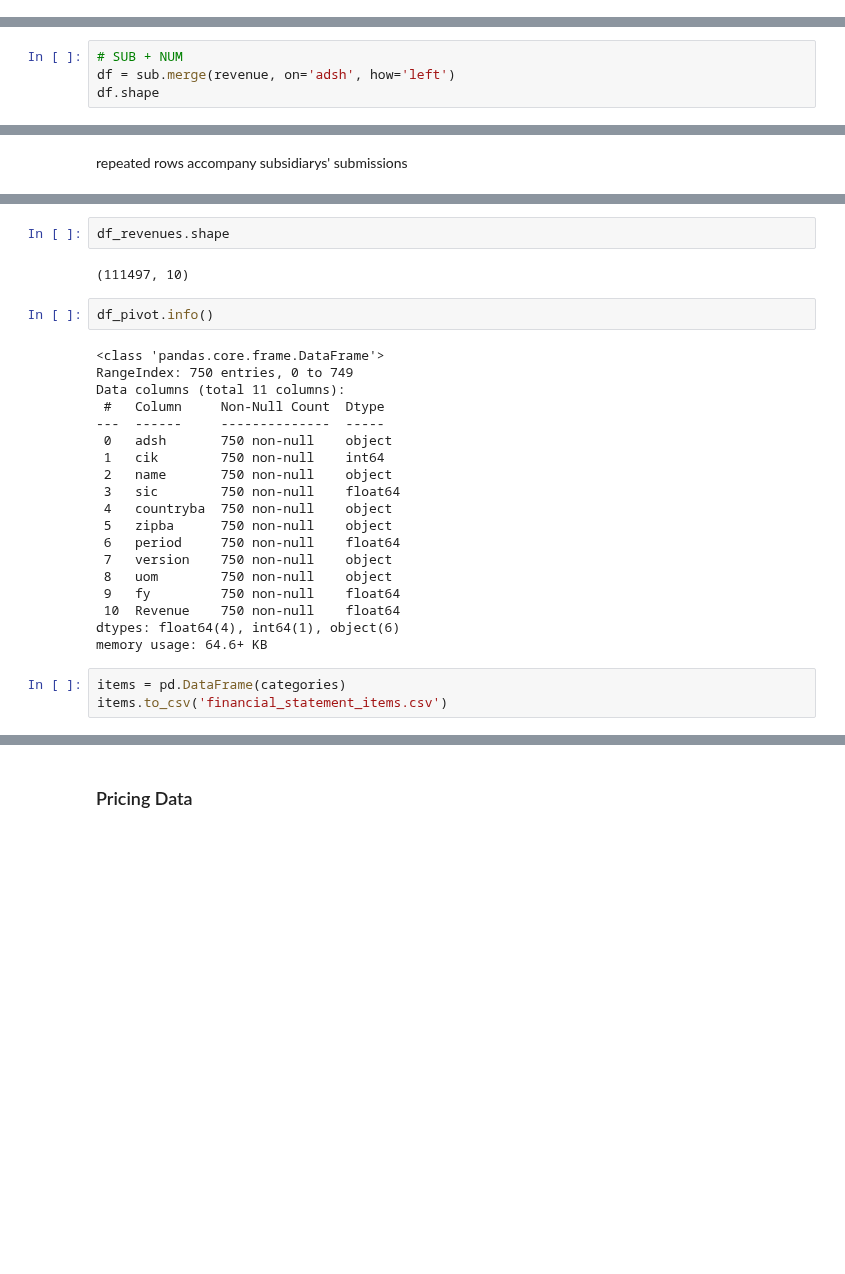
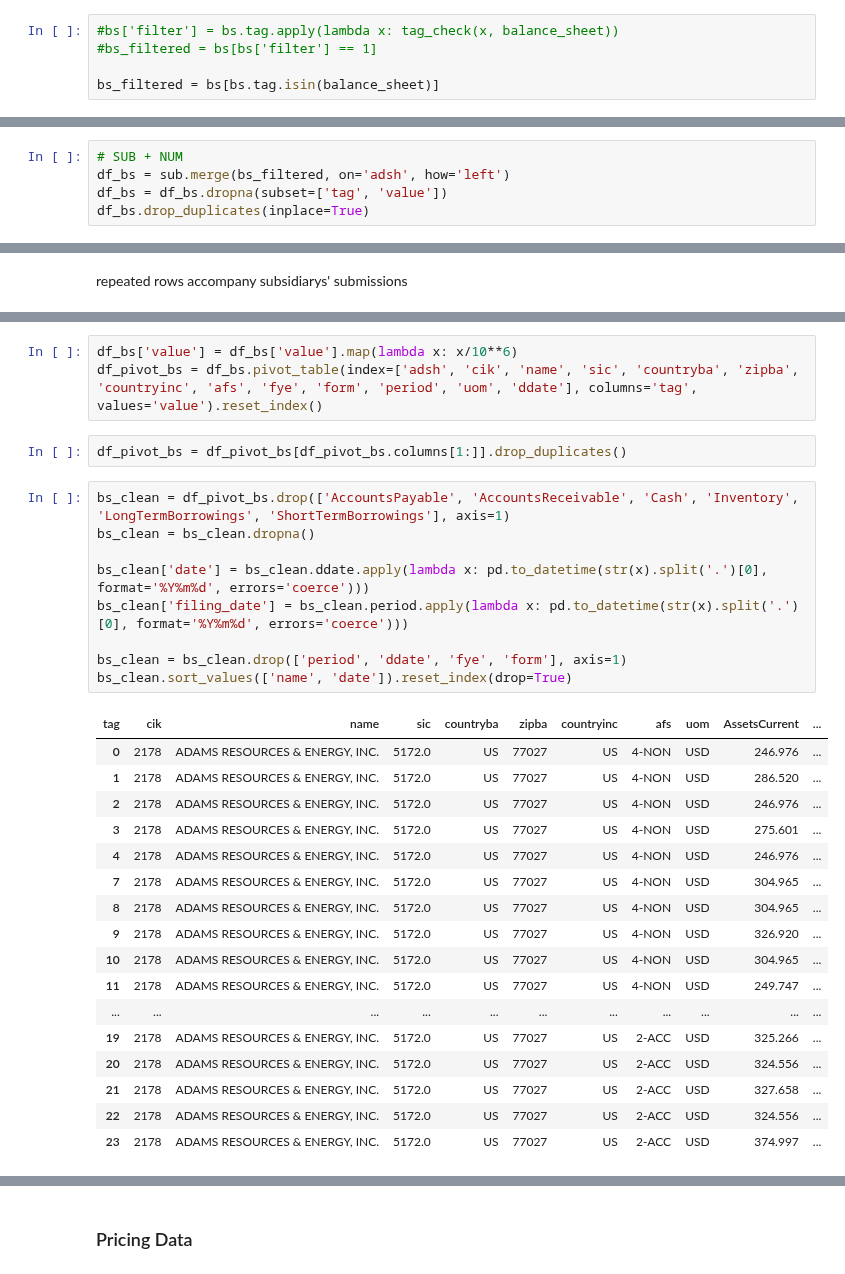
Before and after one commit to cnance09/Small-Cap-Scout, a Jupyter notebook: notebooks/Notebook_CN.ipynb, the cells around one changed output, grey strips where cells are left out. Saved outputs shown, nothing was run; the diff lists cells and outputs as text; blank space fills up the shorter version.

```diff
--- a/notebooks/Notebook_CN.ipynb
+++ b/notebooks/Notebook_CN.ipynb
@@ -151,0 +259,5 @@ revenue.shape
+# %%
+#bs['filter'] = bs.tag.apply(lambda x: tag_check(x, balance_sheet))
+#bs_filtered = bs[bs['filter'] == 1]
+
+bs_filtered = bs[bs.tag.isin(balance_sheet)]
@@ -152,4 +268,5 @@ revenue.shape
 # %%
 # SUB + NUM
-df = sub.merge(revenue, on='adsh', how='left')
-df.shape
+df_bs = sub.merge(bs_filtered, on='adsh', how='left')
+df_bs = df_bs.dropna(subset=['tag', 'value'])
+df_bs.drop_duplicates(inplace=True)
@@ -210,28 +275,32 @@ df_revenues.to_csv('Intermediate/test_revenues.csv')
-# %%
-df_revenues.shape
-# %% [output]
-(111497, 10)
-# %%
-df_pivot.info()
-# %% [output]
-<class 'pandas.core.frame.DataFrame'>
-RangeIndex: 750 entries, 0 to 749
-Data columns (total 11 columns):
- #   Column     Non-Null Count  Dtype
----  ------     --------------  -----
- 0   adsh       750 non-null    object
- 1   cik        750 non-null    int64
- 2   name       750 non-null    object
- 3   sic        750 non-null    float64
- 4   countryba  750 non-null    object
- 5   zipba      750 non-null    object
- 6   period     750 non-null    float64
- 7   version    750 non-null    object
- 8   uom        750 non-null    object
- 9   fy         750 non-null    float64
- 10  Revenue    750 non-null    float64
-dtypes: float64(4), int64(1), object(6)
-memory usage: 64.6+ KB
-# %%
-items = pd.DataFrame(categories)
-items.to_csv('financial_statement_items.csv')
+# %%
+df_bs['value'] = df_bs['value'].map(lambda x: x/10**6)
+df_pivot_bs = df_bs.pivot_table(index=['adsh', 'cik', 'name', 'sic', 'countryba', 'zipba', 'countryinc', 'afs', 'fye', 'form', 'period', 'uom', 'ddate'], columns='tag', values='value').reset_index()
+# %%
+df_pivot_bs = df_pivot_bs[df_pivot_bs.columns[1:]].drop_duplicates()
+# %%
+bs_clean = df_pivot_bs.drop(['AccountsPayable', 'AccountsReceivable', 'Cash', 'Inventory', 'LongTermBorrowings', 'ShortTermBorrowings'], axis=1)
+bs_clean = bs_clean.dropna()
+
+bs_clean['date'] = bs_clean.ddate.apply(lambda x: pd.to_datetime(str(x).split('.')[0], format='%Y%m%d', errors='coerce')))
+bs_clean['filing_date'] = bs_clean.period.apply(lambda x: pd.to_datetime(str(x).split('.')[0], format='%Y%m%d', errors='coerce')))
+
+bs_clean = bs_clean.drop(['period', 'ddate', 'fye', 'form'], axis=1)
+bs_clean.sort_values(['name', 'date']).reset_index(drop=True)
+# %% [output]
+| tag | cik | name | sic | countryba | zipba | countryinc | afs | uom | AssetsCurrent | ... |
+| 0 | 2178 | ADAMS RESOURCES & ENERGY, INC. | 5172.0 | US | 77027 | US | 4-NON | USD | 246.976 | ... |
+| 1 | 2178 | ADAMS RESOURCES & ENERGY, INC. | 5172.0 | US | 77027 | US | 4-NON | USD | 286.520 | ... |
+| 2 | 2178 | ADAMS RESOURCES & ENERGY, INC. | 5172.0 | US | 77027 | US | 4-NON | USD | 246.976 | ... |
+| 3 | 2178 | ADAMS RESOURCES & ENERGY, INC. | 5172.0 | US | 77027 | US | 4-NON | USD | 275.601 | ... |
+| 4 | 2178 | ADAMS RESOURCES & ENERGY, INC. | 5172.0 | US | 77027 | US | 4-NON | USD | 246.976 | ... |
+| 7 | 2178 | ADAMS RESOURCES & ENERGY, INC. | 5172.0 | US | 77027 | US | 4-NON | USD | 304.965 | ... |
+| 8 | 2178 | ADAMS RESOURCES & ENERGY, INC. | 5172.0 | US | 77027 | US | 4-NON | USD | 304.965 | ... |
+| 9 | 2178 | ADAMS RESOURCES & ENERGY, INC. | 5172.0 | US | 77027 | US | 4-NON | USD | 326.920 | ... |
+| 10 | 2178 | ADAMS RESOURCES & ENERGY, INC. | 5172.0 | US | 77027 | US | 4-NON | USD | 304.965 | ... |
+| 11 | 2178 | ADAMS RESOURCES & ENERGY, INC. | 5172.0 | US | 77027 | US | 4-NON | USD | 249.747 | ... |
+| ... | ... | ... | ... | ... | ... | ... | ... | ... | ... | ... |
+| 19 | 2178 | ADAMS RESOURCES & ENERGY, INC. | 5172.0 | US | 77027 | US | 2-ACC | USD | 325.266 | ... |
+| 20 | 2178 | ADAMS RESOURCES & ENERGY, INC. | 5172.0 | US | 77027 | US | 2-ACC | USD | 324.556 | ... |
+| 21 | 2178 | ADAMS RESOURCES & ENERGY, INC. | 5172.0 | US | 77027 | US | 2-ACC | USD | 327.658 | ... |
+| 22 | 2178 | ADAMS RESOURCES & ENERGY, INC. | 5172.0 | US | 77027 | US | 2-ACC | USD | 324.556 | ... |
+| 23 | 2178 | ADAMS RESOURCES & ENERGY, INC. | 5172.0 | US | 77027 | US | 2-ACC | USD | 374.997 | ... |
```
Also changed, not shown: parts of 35 cells of this notebook, 9 other files.
